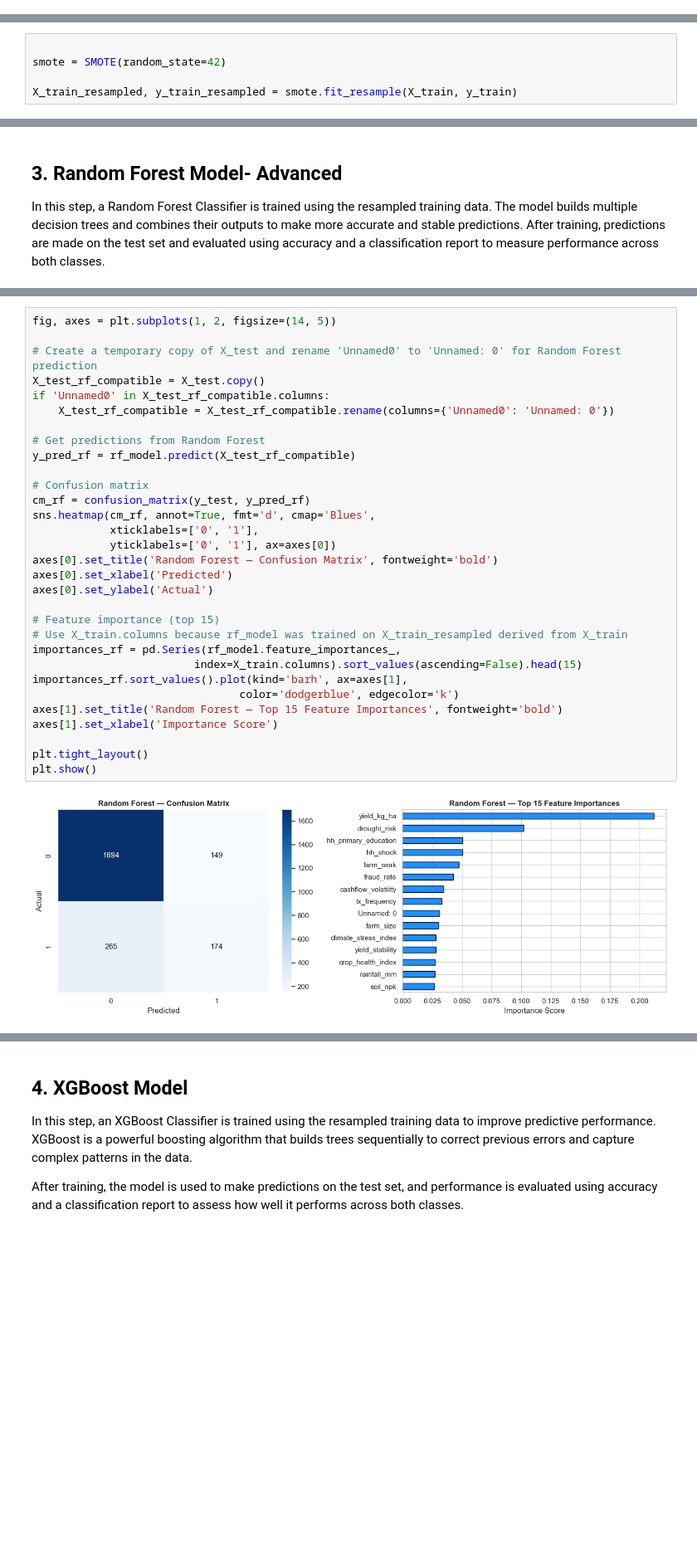
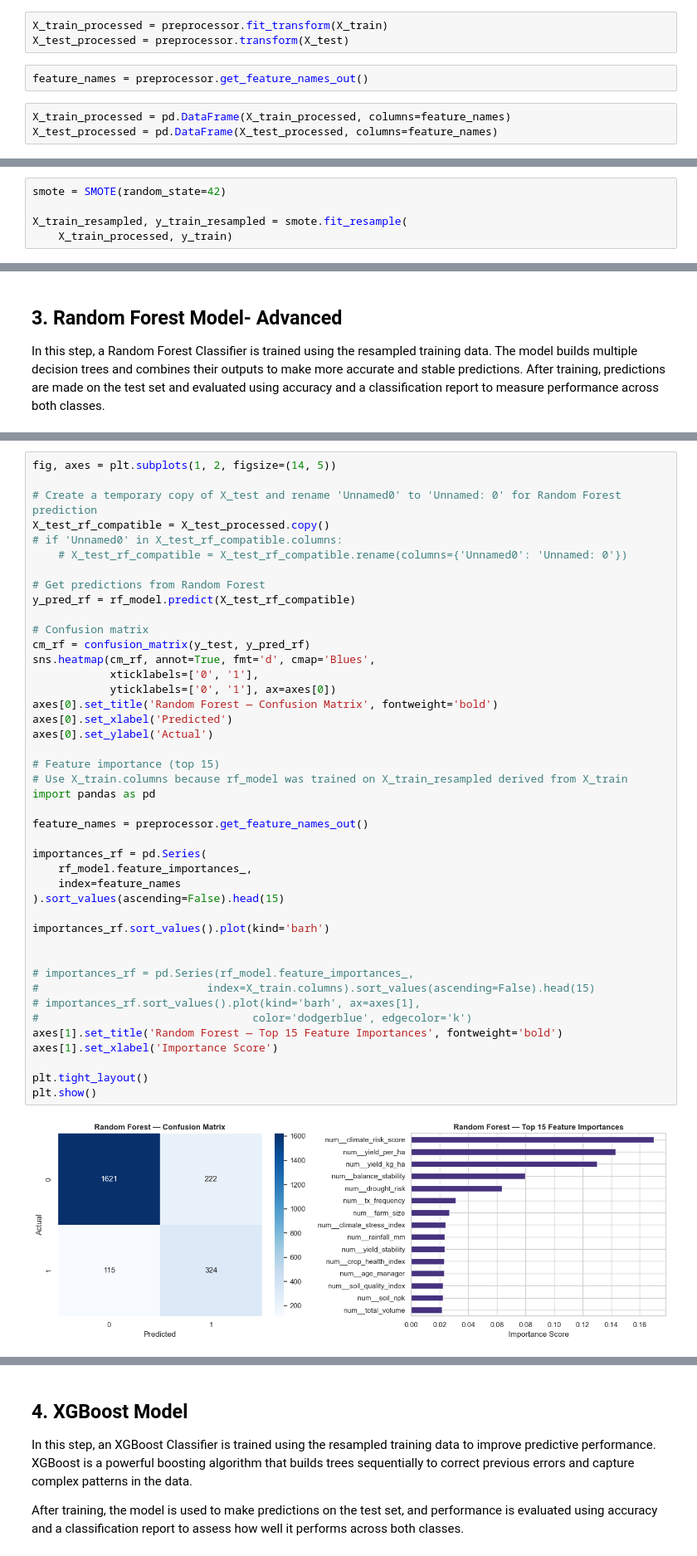
Before and after one commit to karanimwarimu/AGRISCORE-, a Jupyter notebook: Notebooks/Models.ipynb, the cells around one changed output, grey strips where cells are left out. Shown at 83% size. Drawn from its saved outputs; the diff is of its cells as text; blank space fills up the shorter version.

```diff
--- a/Notebooks/Models.ipynb
+++ b/Notebooks/Models.ipynb
@@ -213 +705,9 @@ final_data['good_borrower'].value_counts().plot(kind='bar')
+# %%
+X_train_processed = preprocessor.fit_transform(X_train)
+X_test_processed = preprocessor.transform(X_test)
+# %%
+feature_names = preprocessor.get_feature_names_out()
+# %%
+X_train_processed = pd.DataFrame(X_train_processed, columns=feature_names)
+X_test_processed = pd.DataFrame(X_test_processed, columns=feature_names)
 # %% [markdown]
@@ -215,10 +715,10 @@ final_data['good_borrower'].value_counts().plot(kind='bar')
 
 To address the imbalance in the dataset, SMOTE (Synthetic Minority Over-sampling Technique) is applied to the training data. SMOTE generates synthetic examples of the minority class (good borrowers) to create a balanced dataset. This helps the model learn patterns from both classes more effectively and improves its ability to correctly identify good borrowers.
 # %%
-
 smote = SMOTE(random_state=42)
 
-X_train_resampled, y_train_resampled = smote.fit_resample(X_train, y_train)
+X_train_resampled, y_train_resampled = smote.fit_resample(
+    X_train_processed, y_train)
 # %% [markdown]
 #### Check new class balance
 # %%
@@ -399,34 +897,46 @@ weighted avg       0.80      0.82      0.81      2282
 # %%
 fig, axes = plt.subplots(1, 2, figsize=(14, 5))
 
 # Create a temporary copy of X_test and rename 'Unnamed0' to 'Unnamed: 0' for Random Forest prediction
-X_test_rf_compatible = X_test.copy()
-if 'Unnamed0' in X_test_rf_compatible.columns:
-    X_test_rf_compatible = X_test_rf_compatible.rename(columns={'Unnamed0': 'Unnamed: 0'})
+X_test_rf_compatible = X_test_processed.copy()
+# if 'Unnamed0' in X_test_rf_compatible.columns:
+    # X_test_rf_compatible = X_test_rf_compatible.rename(columns={'Unnamed0': 'Unnamed: 0'})
 
 # Get predictions from Random Forest
 y_pred_rf = rf_model.predict(X_test_rf_compatible)
 
 # Confusion matrix
 cm_rf = confusion_matrix(y_test, y_pred_rf)
 sns.heatmap(cm_rf, annot=True, fmt='d', cmap='Blues',
             xticklabels=['0', '1'],
             yticklabels=['0', '1'], ax=axes[0])
 axes[0].set_title('Random Forest — Confusion Matrix', fontweight='bold')
 axes[0].set_xlabel('Predicted')
 axes[0].set_ylabel('Actual')
 
 # Feature importance (top 15)
 # Use X_train.columns because rf_model was trained on X_train_resampled derived from X_train
-importances_rf = pd.Series(rf_model.feature_importances_,
-                         index=X_train.columns).sort_values(ascending=False).head(15)
-importances_rf.sort_values().plot(kind='barh', ax=axes[1],
-                                color='dodgerblue', edgecolor='k')
+import pandas as pd
+
+feature_names = preprocessor.get_feature_names_out()
+
+importances_rf = pd.Series(
+    rf_model.feature_importances_,
+    index=feature_names
+).sort_values(ascending=False).head(15)
+
+importances_rf.sort_values().plot(kind='barh')
+
+
+# importances_rf = pd.Series(rf_model.feature_importances_,
+#                          index=X_train.columns).sort_values(ascending=False).head(15)
+# importances_rf.sort_values().plot(kind='barh', ax=axes[1],
+#                                 color='dodgerblue', edgecolor='k')
 axes[1].set_title('Random Forest — Top 15 Feature Importances', fontweight='bold')
 axes[1].set_xlabel('Importance Score')
 
 plt.tight_layout()
 plt.show()
 # %% [output]
-[figure, old version]
+[figure, new version]
 # %% [markdown]
```
Also changed, not shown: parts of 100 cells of this notebook.
